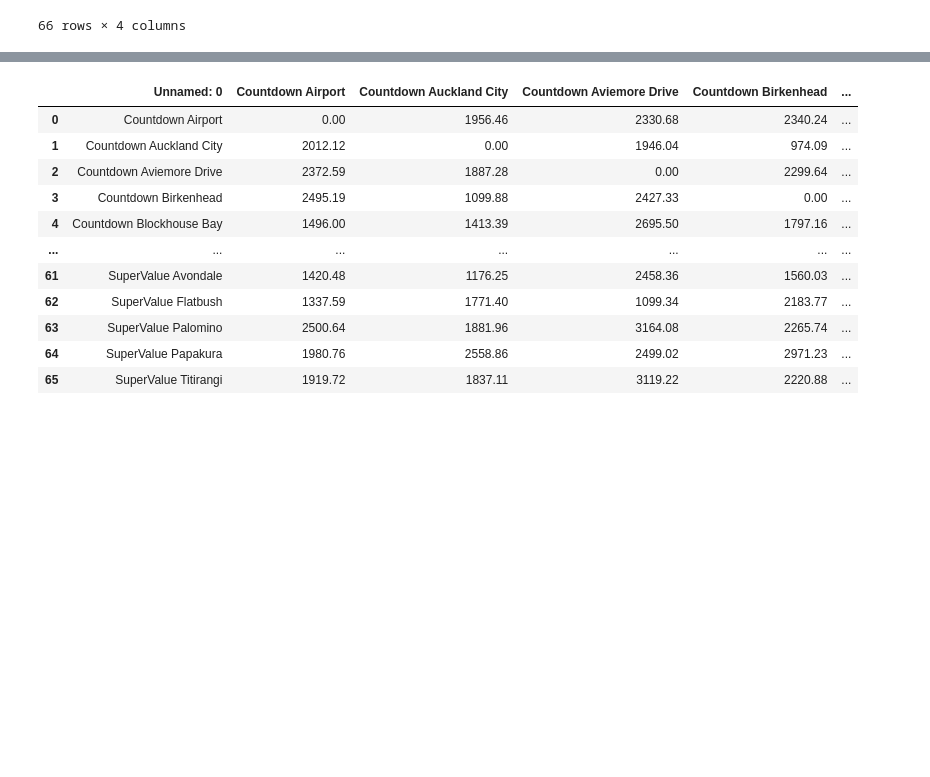
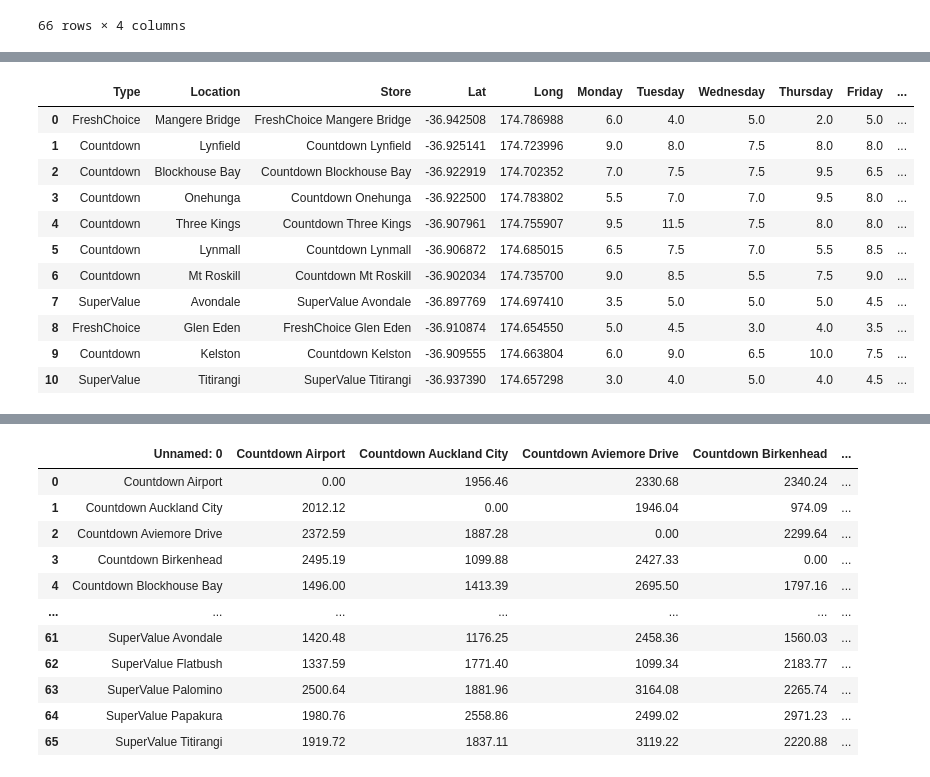
Before and after one commit to stho382/ENGSCI_Group_6_OR, a Jupyter notebook: OR_visualisations.ipynb, the cells around one changed output, grey strips where cells are left out. Cells and saved outputs as stored; diff of their text form; code cells hidden in the pictures; blank space fills up the shorter version.

```diff
--- a/OR_visualisations.ipynb
+++ b/OR_visualisations.ipynb
@@ -180,0 +211,15 @@ locations_df
+# %%
+locationsWest_df
+# %% [output]
+|  | Type | Location | Store | Lat | Long | Monday | Tuesday | Wednesday | Thursday | Friday | ... |
+| 0 | FreshChoice | Mangere Bridge | FreshChoice Mangere Bridge | -36.942508 | 174.786988 | 6.0 | 4.0 | 5.0 | 2.0 | 5.0 | ... |
+| 1 | Countdown | Lynfield | Countdown Lynfield | -36.925141 | 174.723996 | 9.0 | 8.0 | 7.5 | 8.0 | 8.0 | ... |
+| 2 | Countdown | Blockhouse Bay | Countdown Blockhouse Bay | -36.922919 | 174.702352 | 7.0 | 7.5 | 7.5 | 9.5 | 6.5 | ... |
+| 3 | Countdown | Onehunga | Countdown Onehunga | -36.922500 | 174.783802 | 5.5 | 7.0 | 7.0 | 9.5 | 8.0 | ... |
+| 4 | Countdown | Three Kings | Countdown Three Kings | -36.907961 | 174.755907 | 9.5 | 11.5 | 7.5 | 8.0 | 8.0 | ... |
+| 5 | Countdown | Lynmall | Countdown Lynmall | -36.906872 | 174.685015 | 6.5 | 7.5 | 7.0 | 5.5 | 8.5 | ... |
+| 6 | Countdown | Mt Roskill | Countdown Mt Roskill | -36.902034 | 174.735700 | 9.0 | 8.5 | 5.5 | 7.5 | 9.0 | ... |
+| 7 | SuperValue | Avondale | SuperValue Avondale | -36.897769 | 174.697410 | 3.5 | 5.0 | 5.0 | 5.0 | 4.5 | ... |
+| 8 | FreshChoice | Glen Eden | FreshChoice Glen Eden | -36.910874 | 174.654550 | 5.0 | 4.5 | 3.0 | 4.0 | 3.5 | ... |
+| 9 | Countdown | Kelston | Countdown Kelston | -36.909555 | 174.663804 | 6.0 | 9.0 | 6.5 | 10.0 | 7.5 | ... |
+| 10 | SuperValue | Titirangi | SuperValue Titirangi | -36.937390 | 174.657298 | 3.0 | 4.0 | 5.0 | 4.0 | 4.5 | ... |
```
Also changed, not shown: parts of 17 cells of this notebook, 2 other files.
